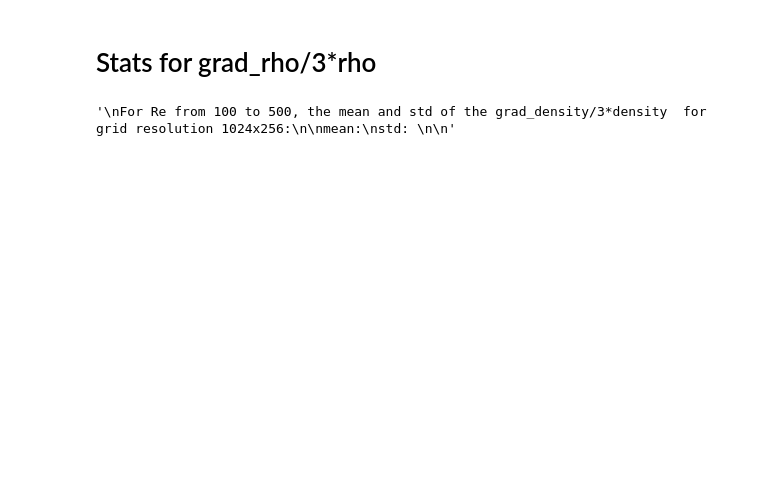
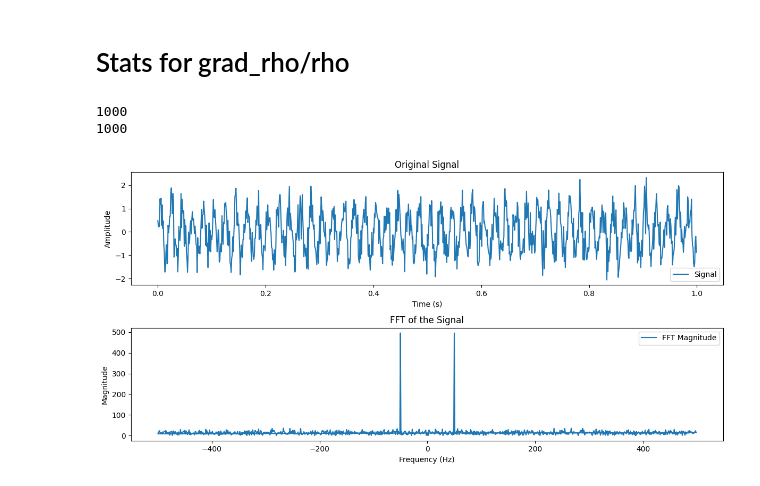
Before and after one commit to harish6696/mlbm, a Jupyter notebook: calculate_stats_grad.ipynb, the cells around one changed output. Drawn from its saved outputs; the diff is of its cells as text; code cells hidden in the pictures; blank space fills up the shorter version.

```diff
--- a/calculate_stats_grad.ipynb
+++ b/calculate_stats_grad.ipynb
@@ -113,20 +329,65 @@ print(std_of_density_grad)
 # %% [markdown]
-# Stats for grad_rho/3*rho
+# Stats for grad_rho/rho
 # %%
 """
-For Re from 200 to 400, the mean and std of the grad_density/3*density  for grid resolution 1024x256:
+For Re from 200 to 400, the mean and std of the grad_density/density  for grid resolution "1000x256":
 
-mean: [-9.14984033e-03 -4.81915969e-05]  (across the rows (height-->1024 rows) , across the columns (width-->256 cols))
-std: [0.21336798 0.22451377]
-
+mean: [-0.01770596 -0.00016272]  (across the rows (height-->1000 rows) , across the columns (width-->256 cols))
+std: [0.33780711 0.39969117]
 """
 
 """
-For Re from 100 to 500, the mean and std of the grad_density/3*density  for grid resolution 1024x256:
+For Re from 100 to 500, the mean and std of the grad_density/density  for grid resolution 1000x256:
 
-mean: [-9.42896657e-03 -3.93026297e-05]
-std: [0.21339866 0.2226781 ]
-
+mean: [-0.01835937 -0.00012925]
+std: [0.33422084 0.39361019]
 """
-# %% [output]
-'\nFor Re from 100 to 500, the mean and std of the grad_density/3*density  for grid resolution 1024x256:\n\nmean:\nstd: \n\n'
+# %%
+import numpy as np
+import matplotlib.pyplot as plt
+
+# Generate a 1D signal (e.g., a sine wave with some noise)
+sampling_rate = 1000  # Hz
+T = 1.0 / sampling_rate  # Sampling interval
+t = np.linspace(0.0, 1.0, sampling_rate, endpoint=False)  # 1 second duration
+freq = 50.0  # Frequency of the sine wave in Hz
+signal = np.sin(2.0 * np.pi * freq * t) + 0.5 * np.random.normal(size=t.shape)
+
+# Perform FFT
+fft_result = np.fft.fft(signal)
+fft_freqs = np.fft.fftfreq(len(signal), T)
+
+print(len(signal))
+print(len(fft_result))
+
+
+# Use only the positive half of the spectrum
+half_n = len(signal) // 2
+fft_magnitude = np.abs(fft_result[:])
+positive_freqs = fft_freqs[:]
+
+# Plot the signal and its FFT
+plt.figure(figsize=(12, 6))
+
+# Original signal
+plt.subplot(2, 1, 1)
+plt.plot(t, signal, label="Signal")
+plt.title("Original Signal")
+plt.xlabel("Time (s)")
+plt.ylabel("Amplitude")
+plt.legend()
+
+# FFT result
+plt.subplot(2, 1, 2)
+plt.plot(positive_freqs, fft_magnitude, label="FFT Magnitude")
+plt.title("FFT of the Signal")
+plt.xlabel("Frequency (Hz)")
+plt.ylabel("Magnitude")
+plt.legend()
+
+plt.tight_layout()
+plt.show()
+# %% [output]
+1000
+1000
+[figure, added]
```
Also changed, not shown: parts of 34 cells of this notebook, 55 other files.
